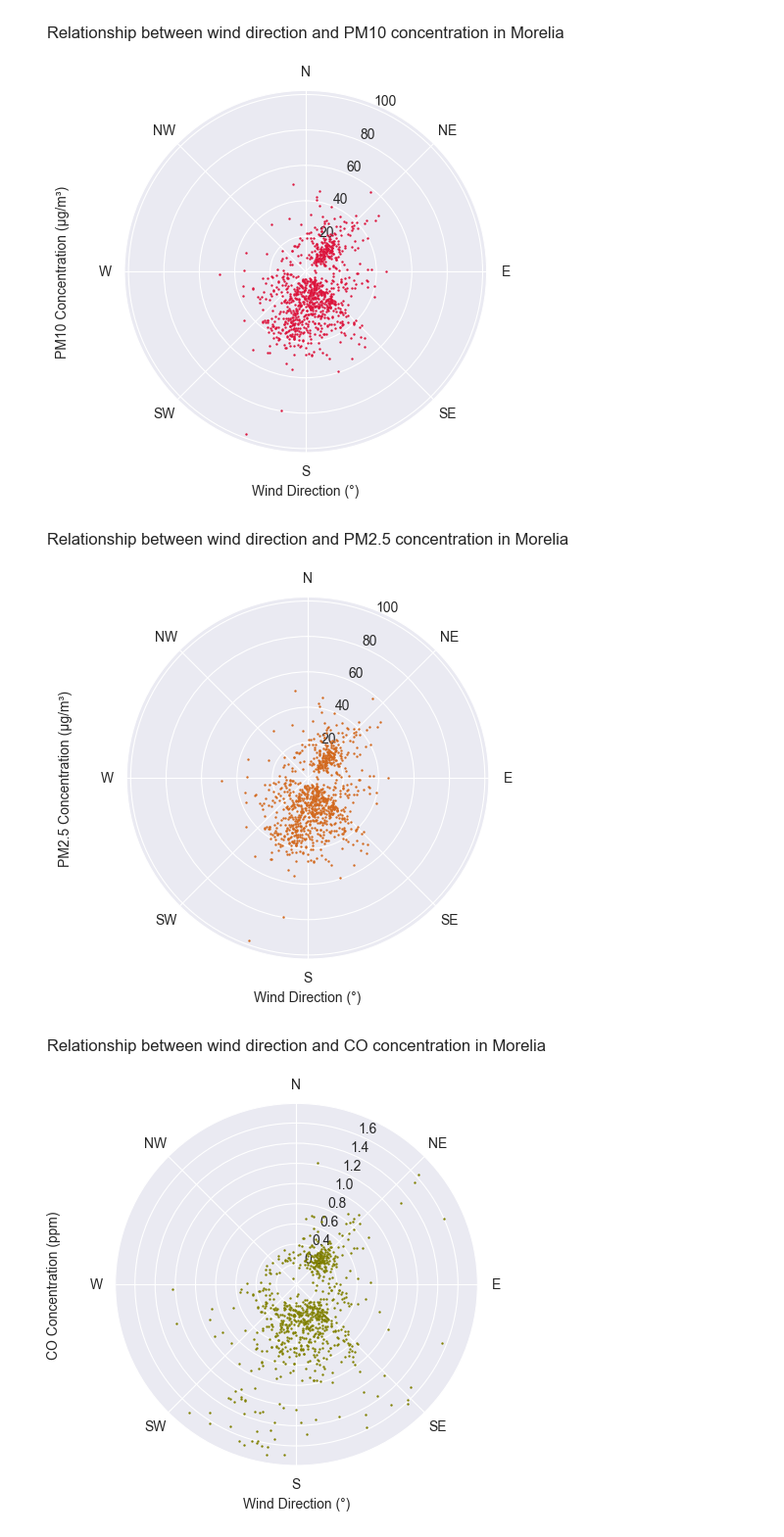
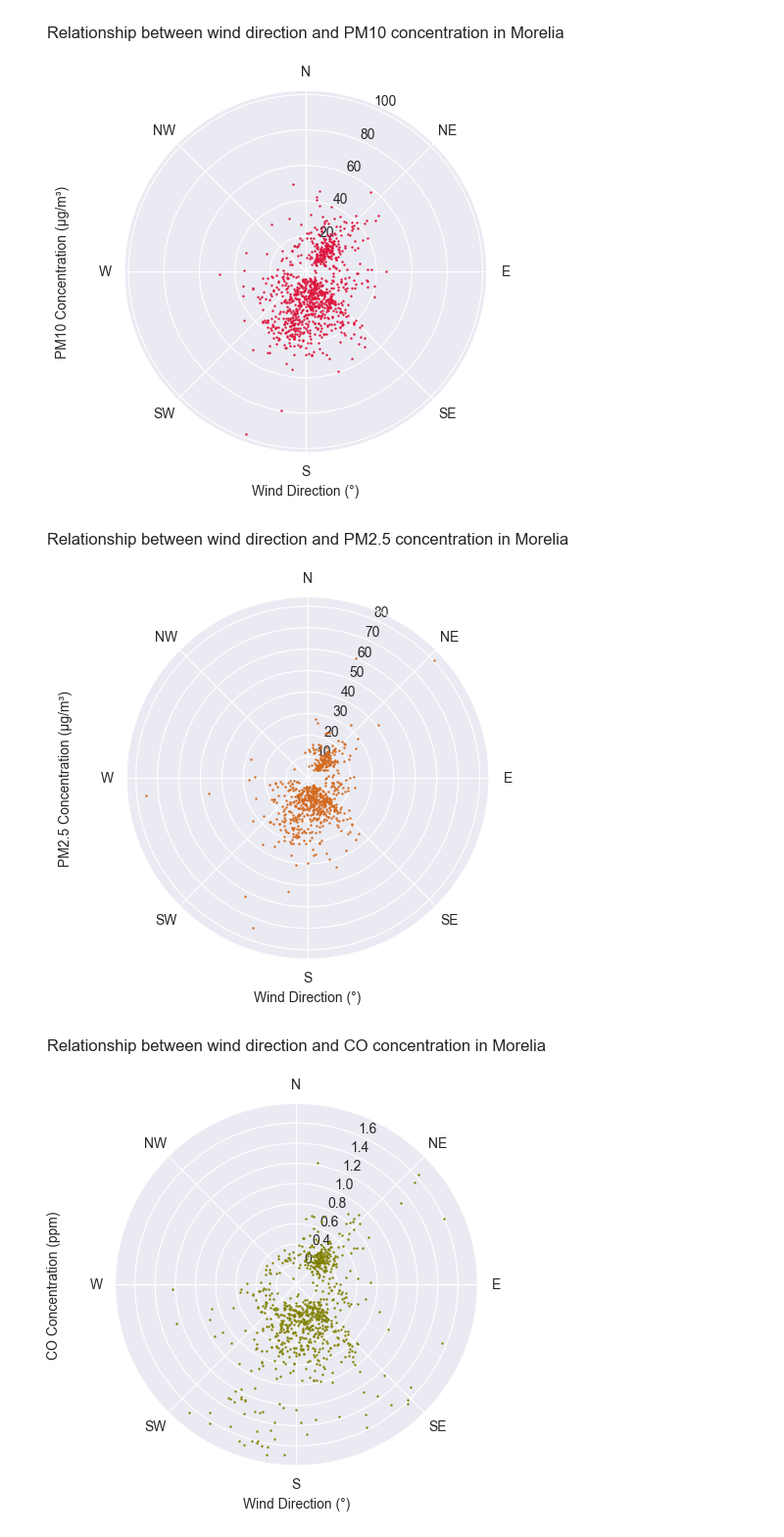
Before and after one commit to arnoldtics/Atmospheric_Data_Insights, a Jupyter notebook: LAIDEA/Records/WindDirections.ipynb, the cells around one changed output. Shown: that part at 98% size. Saved outputs shown, nothing was run; the diff lists cells and outputs as text; code cells hidden in the pictures.

Commit message:
PM2.5 wind direction plot correction

```diff
--- a/LAIDEA/Records/WindDirections.ipynb
+++ b/LAIDEA/Records/WindDirections.ipynb
@@ -101,20 +101,20 @@ plt.show()
 [figure]
 # %%
 fig, ax = plt.subplots(subplot_kw={'projection':'polar'})
-ax.scatter(dfDay["WDir_rad"], dfDay["PM10"], s=0.5, color='chocolate')
+ax.scatter(dfDay["WDir_rad"], dfDay["PM2.5"], s=0.5, color='chocolate')
 
 ax.set_theta_zero_location('N')  # 0° en la parte superior
 ax.set_theta_direction(-1)  # Sentido horario
 
 ax.set_title("Relationship between wind direction and PM2.5 concentration in Morelia", pad=20)
 ax.set_xlabel("Wind Direction (°)")
 ax.set_ylabel("PM2.5 Concentration (µg/m³)", labelpad=40)
 ax.set_xticks(np.radians([0, 45, 90, 135, 180, 225, 270, 315]))
 ax.set_xticklabels(['N', 'NE', 'E', 'SE', 'S', 'SW', 'W', 'NW'])
 
 plt.show()
 # %% [output]
-[figure, old version]
+[figure, new version]
 # %%
 fig, ax = plt.subplots(subplot_kw={'projection':'polar'})
 ax.scatter(dfDay["WDir_rad"], dfDay["CO"], s=0.5, color='olive')
```
Also changed, not shown: 1 other file.
